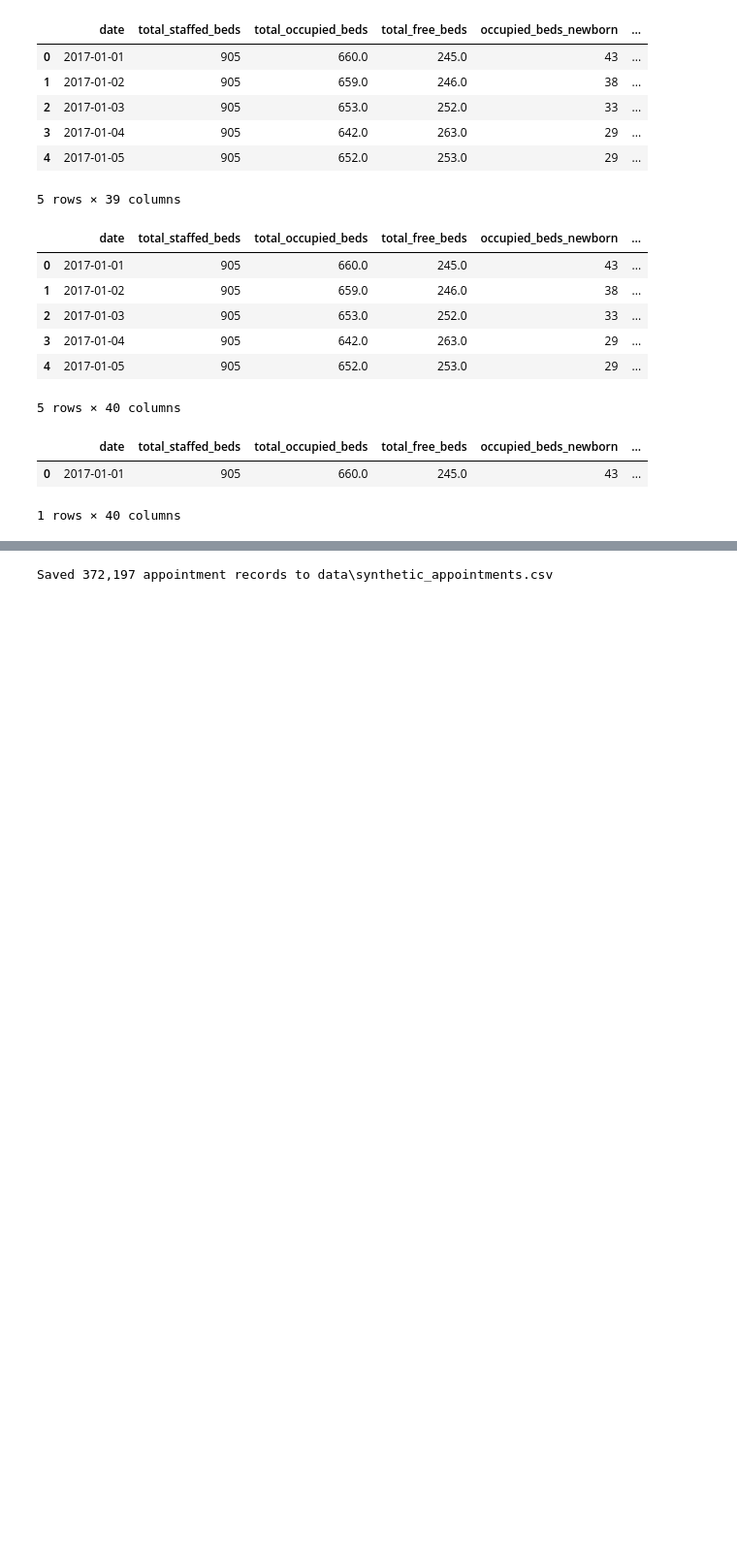
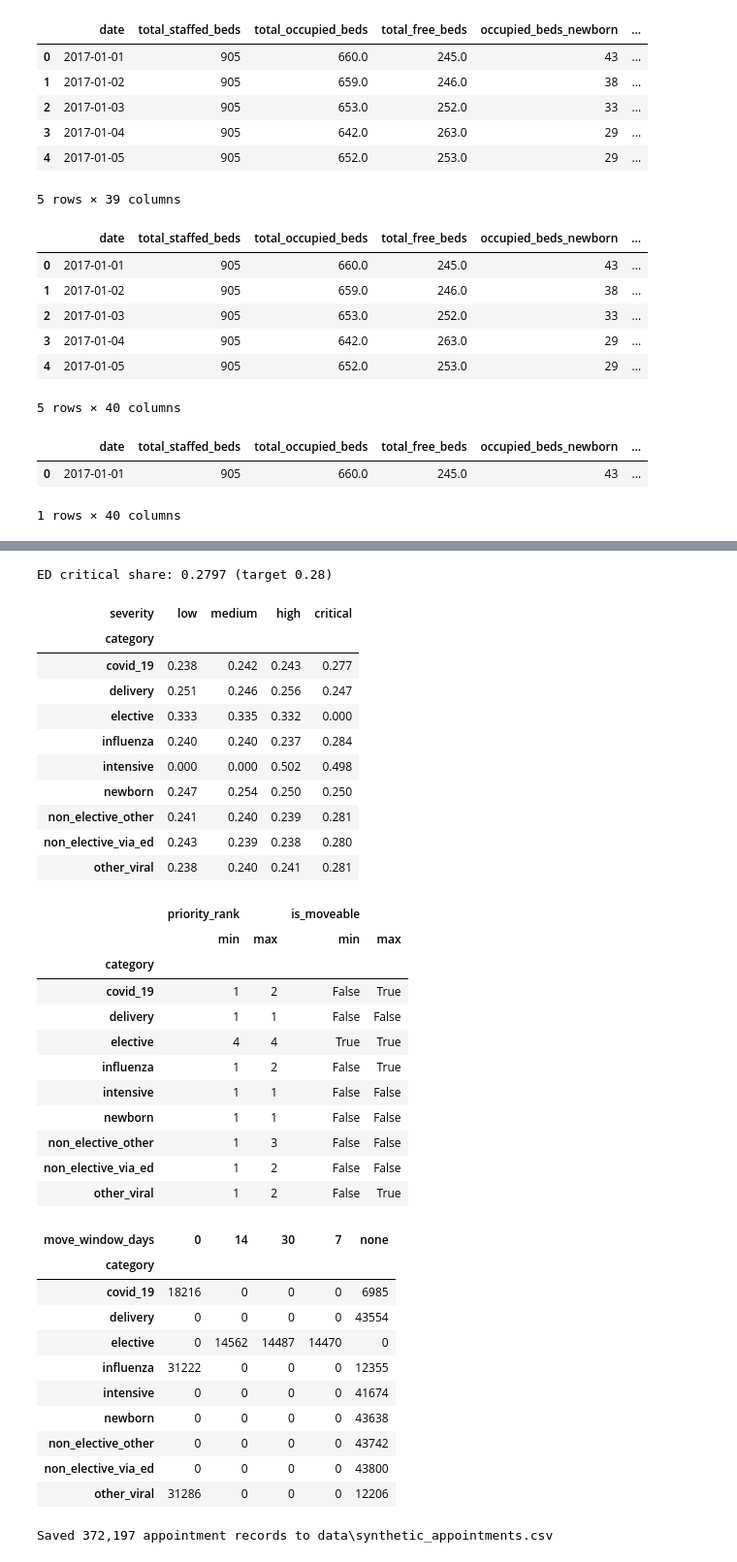
Before and after one commit to jhaleyconsult/data_forge_2026, a Jupyter notebook: notebooks/archive/daily_appointment_data_generator_notebook.ipynb, the cells around one changed output, grey strips where cells are left out. Shown at 97% size. Cells and saved outputs as stored; diff of their text form; code cells hidden in the pictures; blank space fills up the shorter version.

Commit message:
Phase 1 Option A is done, except building a single synthetic day. synthetic_appointments.csv now has six new columns: severity, priority_rank, is_moveable, move_window_days, deadline_date and unit.

```diff
--- a/notebooks/archive/daily_appointment_data_generator_notebook.ipynb
+++ b/notebooks/archive/daily_appointment_data_generator_notebook.ipynb
@@ -124,3 +137,68 @@ Generated appointment records: 372,197
+# %%
+from src.generators import assign_patient_attributes
+
+with Path("data/assumptions.yaml").open(encoding="utf-8") as assumptions_file:
+    assumptions = yaml.safe_load(assumptions_file)
+attribute_settings = assumptions["patient_attributes"]
+
+# ASSUMPTION: severity, priority, and moveability are synthetic; see patient_attributes in assumptions.yaml.
+counts_before = appointments["category"].value_counts()
+appointments = assign_patient_attributes(
+    appointments,
+    attribute_settings,
+    assumptions["nurse_staffing"]["category_to_unit"],
+    seed=int(attribute_settings["seed"]),
+)
+
+assert appointments["category"].value_counts().equals(counts_before)
+assert not ((appointments["category"] == "elective") & (appointments["severity"] == "critical")).any()
+assert (appointments.loc[appointments["severity"] == "critical", "priority_rank"] == 1).all()
+assert appointments.loc[appointments["is_moveable"], "move_window_days"].notna().all()
+assert appointments.loc[~appointments["is_moveable"], "move_window_days"].isna().all()
+
+ed_critical_share = (appointments.loc[appointments["category"] == "non_elective_via_ed", "severity"] == "critical").mean()
+assert abs(ed_critical_share - 0.28) < 0.01, ed_critical_share
+print(f"ED critical share: {ed_critical_share:.4f} (target 0.28)")
+
+display(pd.crosstab(appointments["category"], appointments["severity"], normalize="index").round(3))
+display(appointments.groupby("category")[["priority_rank", "is_moveable"]].agg(["min", "max"]))
+display(pd.crosstab(appointments["category"], appointments["move_window_days"].astype("string").fillna("none")))
+# %% [output]
+ED critical share: 0.2797 (target 0.28)
+| severity | low | medium | high | critical |
+| category |  |  |  |  |
+| covid_19 | 0.238 | 0.242 | 0.243 | 0.277 |
+| delivery | 0.251 | 0.246 | 0.256 | 0.247 |
+| elective | 0.333 | 0.335 | 0.332 | 0.000 |
+| influenza | 0.240 | 0.240 | 0.237 | 0.284 |
+| intensive | 0.000 | 0.000 | 0.502 | 0.498 |
+| newborn | 0.247 | 0.254 | 0.250 | 0.250 |
+| non_elective_other | 0.241 | 0.240 | 0.239 | 0.281 |
+| non_elective_via_ed | 0.243 | 0.239 | 0.238 | 0.280 |
+| other_viral | 0.238 | 0.240 | 0.241 | 0.281 |
+|  | priority_rank |  | is_moveable |  |
+|  | min | max | min | max |
+| category |  |  |  |  |
+| covid_19 | 1 | 2 | False | True |
+| delivery | 1 | 1 | False | False |
+| elective | 4 | 4 | True | True |
+| influenza | 1 | 2 | False | True |
+| intensive | 1 | 1 | False | False |
+| newborn | 1 | 1 | False | False |
+| non_elective_other | 1 | 3 | False | False |
+| non_elective_via_ed | 1 | 2 | False | False |
+| other_viral | 1 | 2 | False | True |
+| move_window_days | 0 | 14 | 30 | 7 | none |
+| category |  |  |  |  |  |
+| covid_19 | 18216 | 0 | 0 | 0 | 6985 |
+| delivery | 0 | 0 | 0 | 0 | 43554 |
+| elective | 0 | 14562 | 14487 | 14470 | 0 |
+| influenza | 31222 | 0 | 0 | 0 | 12355 |
+| intensive | 0 | 0 | 0 | 0 | 41674 |
+| newborn | 0 | 0 | 0 | 0 | 43638 |
+| non_elective_other | 0 | 0 | 0 | 0 | 43742 |
+| non_elective_via_ed | 0 | 0 | 0 | 0 | 43800 |
+| other_viral | 31286 | 0 | 0 | 0 | 12206 |
 # %%
 output_path = Path("data") / "synthetic_appointments.csv"
 appointments.to_csv(output_path, index=False)
```
Also changed, not shown: parts of 3 cells of this notebook, 8 other files.
